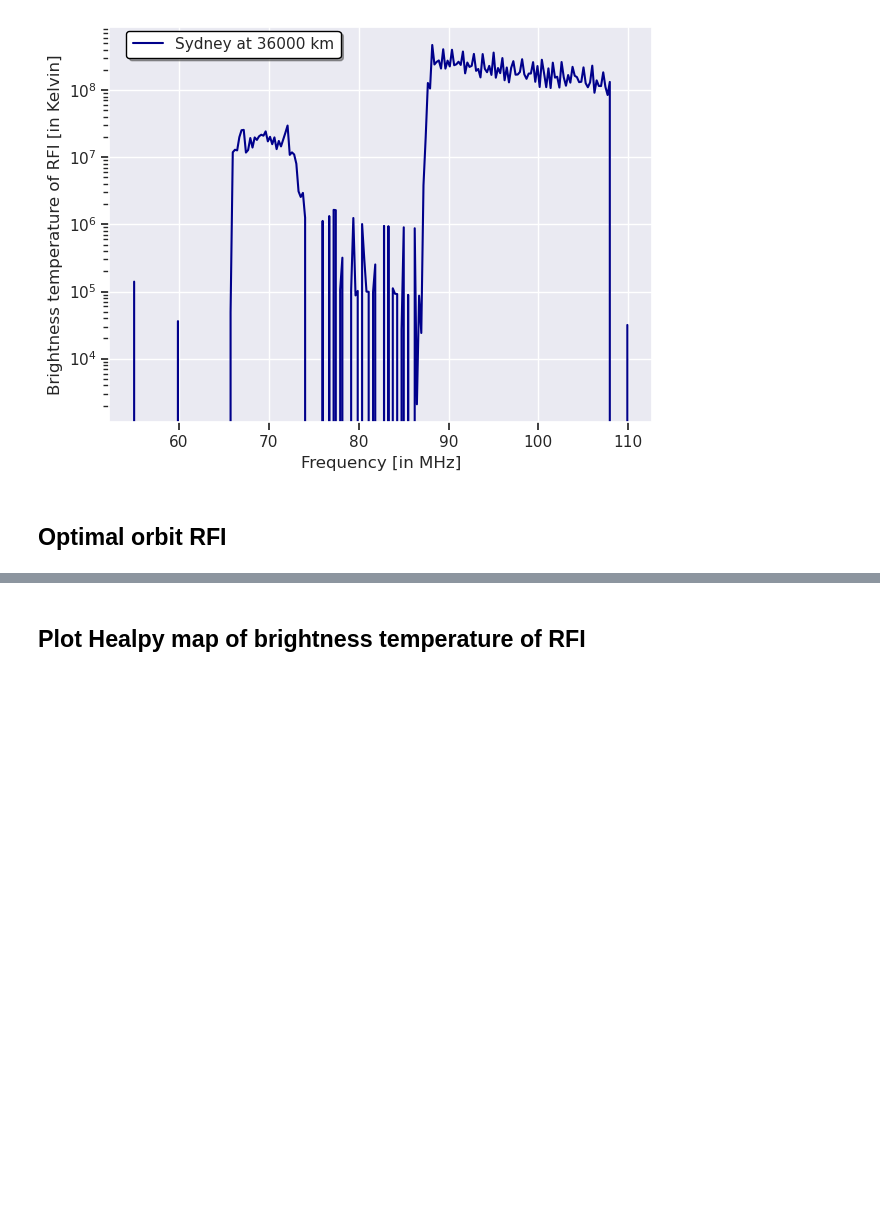
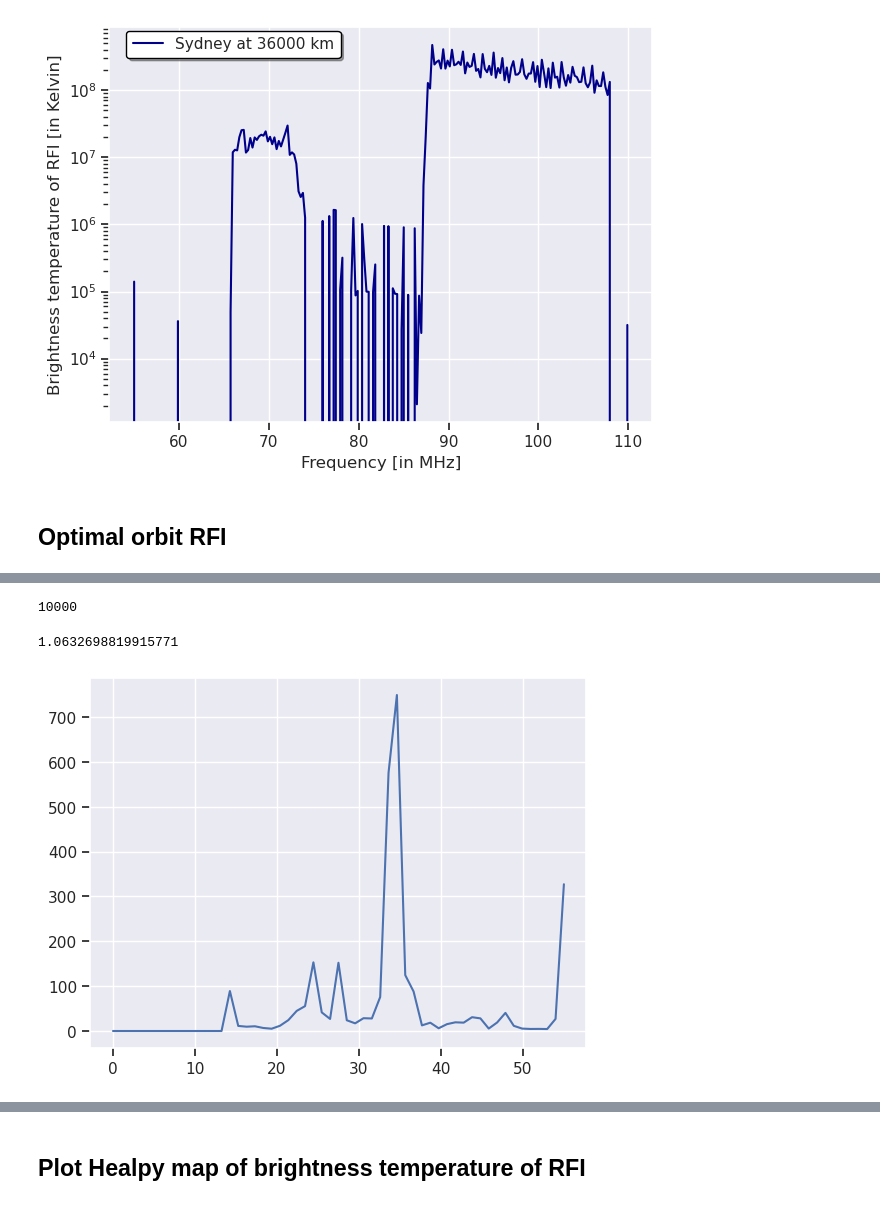
Before and after one commit to Bharatcs/rfi, a Jupyter notebook: Project/starfire_main.ipynb, the cells around one changed output, grey strips where cells are left out. Cells and saved outputs as stored; diff of their text form; code cells hidden in the pictures; blank space fills up the shorter version.

```diff
--- a/Project/starfire_main.ipynb
+++ b/Project/starfire_main.ipynb
@@ -658,0 +610,4 @@ goodpix=orbitpix[np.where(orbitfom>50)]
+# %%
+len(year_lat[0])
+# %% [output]
+10000
@@ -658,0 +624,4 @@ goodpix=orbitpix[np.where(orbitfom>50)]
+# %%
+np.sum(FOMtime)*1e-7
+# %% [output]
+1.0632698819915771
@@ -658,0 +630,5 @@ goodpix=orbitpix[np.where(orbitfom>50)]
+# %%
+plt.plot(fomvals,(FOMtime/3600))
+plt.show()
+# %% [output]
+[figure, added]
```
Also changed, not shown: parts of 44 cells of this notebook, 1 other file.
